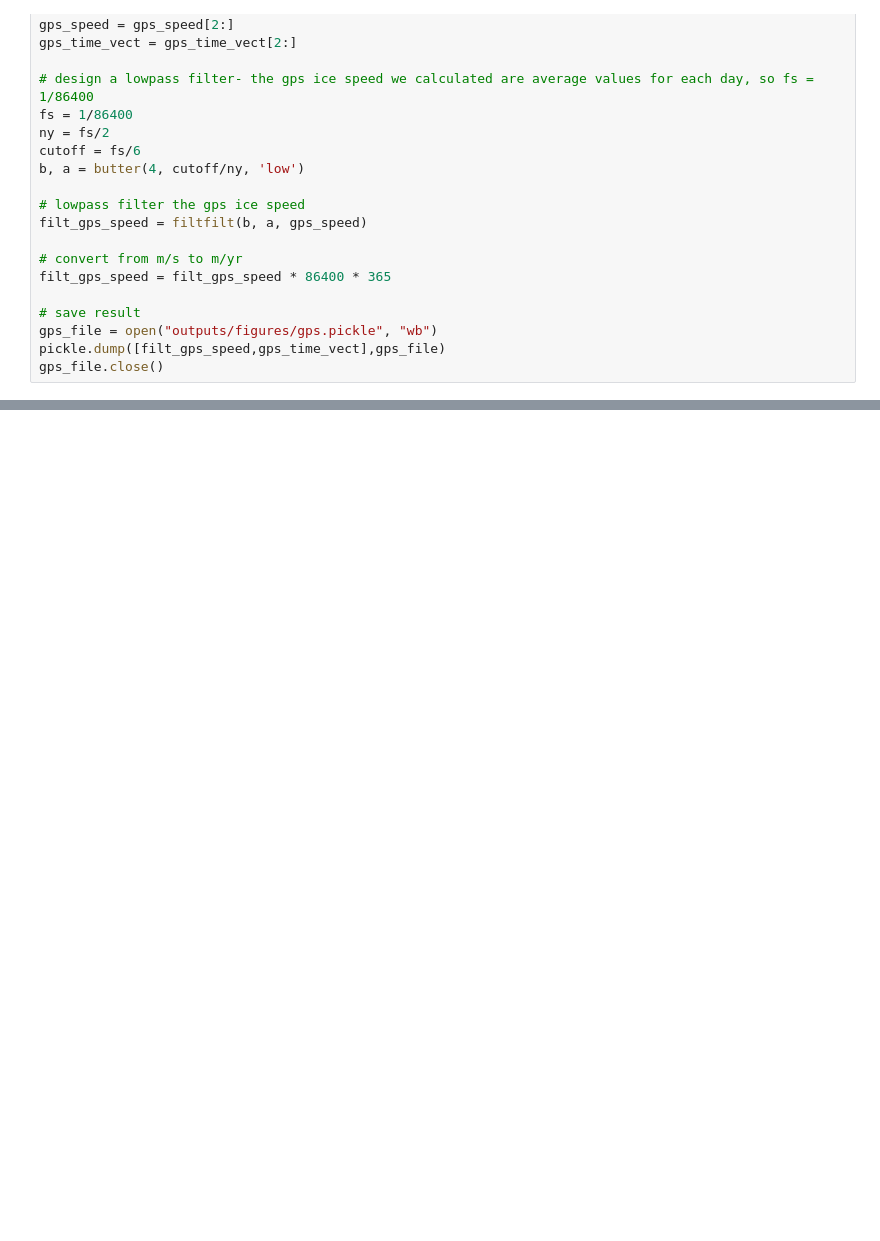
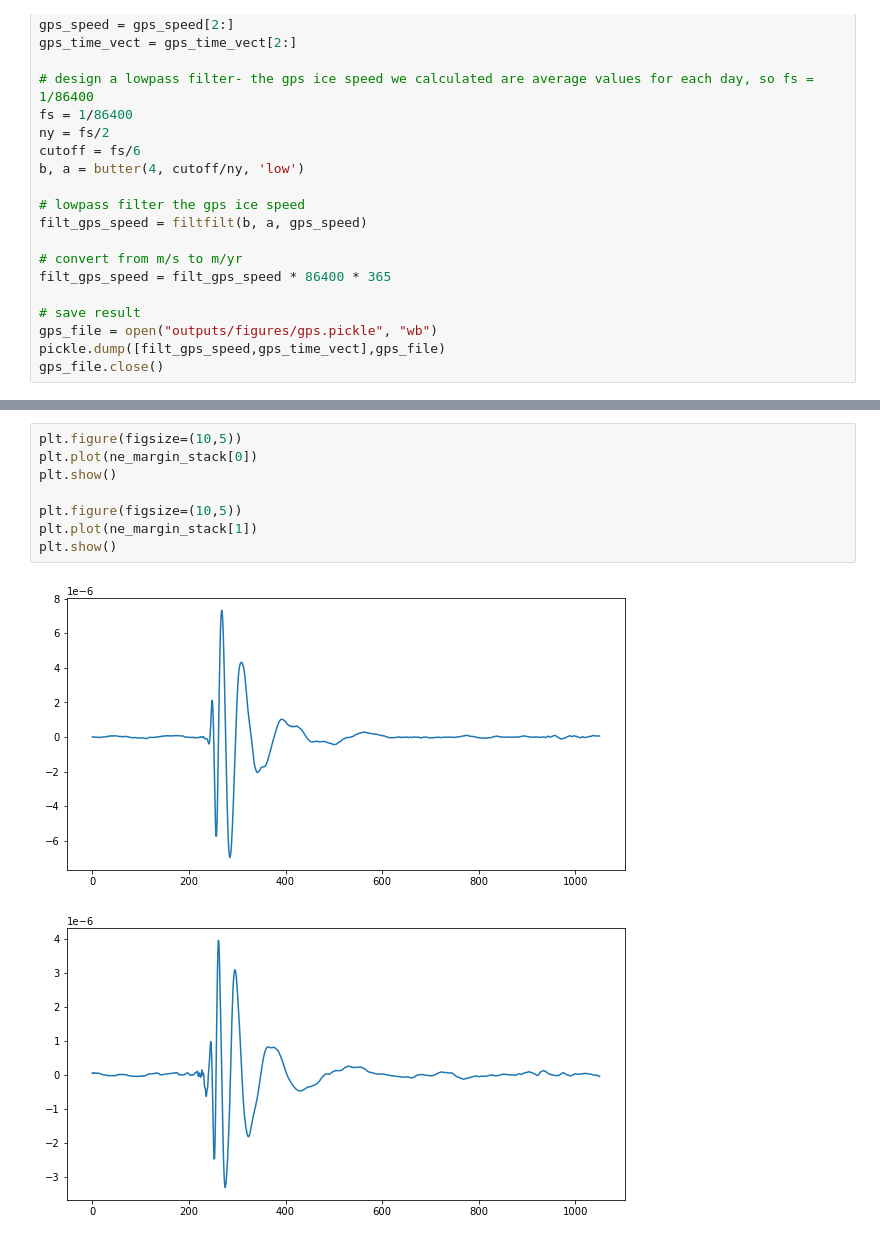
Before and after one commit to stepholinger/rift_detection_location, a Jupyter notebook: riftquake_analysis.ipynb, the cells around one changed output, grey strips where cells are left out. Cells and saved outputs as stored; diff of their text form; blank space fills up the shorter version.

```diff
--- a/riftquake_analysis.ipynb
+++ b/riftquake_analysis.ipynb
@@ -736,0 +786,11 @@ plot_weekly_events_and_gps(filt_gps_speed,gps_time_vect,noise_vect,noise_date_ve
+# %%
+plt.figure(figsize=(10,5))
+plt.plot(ne_margin_stack[0])
+plt.show()
+
+plt.figure(figsize=(10,5))
+plt.plot(ne_margin_stack[1])
+plt.show()
+# %% [output]
+[figure, added]
+[figure, added]
```
Also changed, not shown: parts of 11 cells of this notebook, 3 other files.
